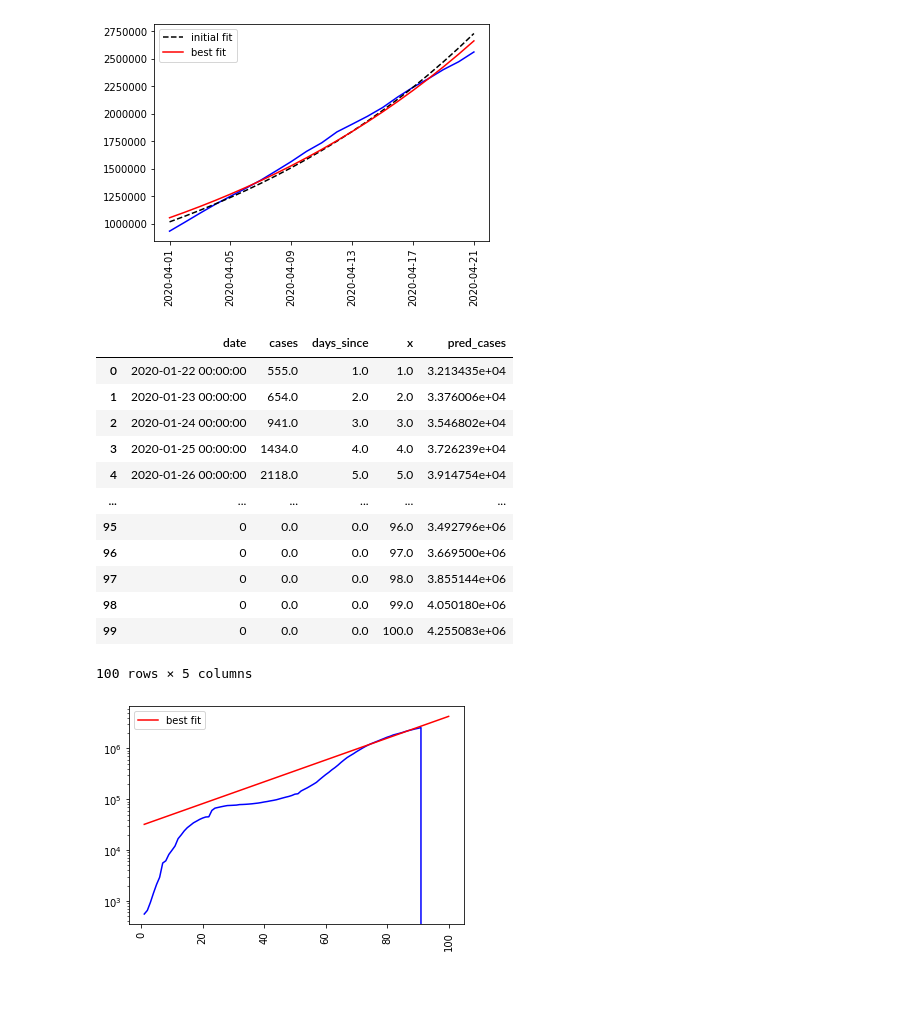
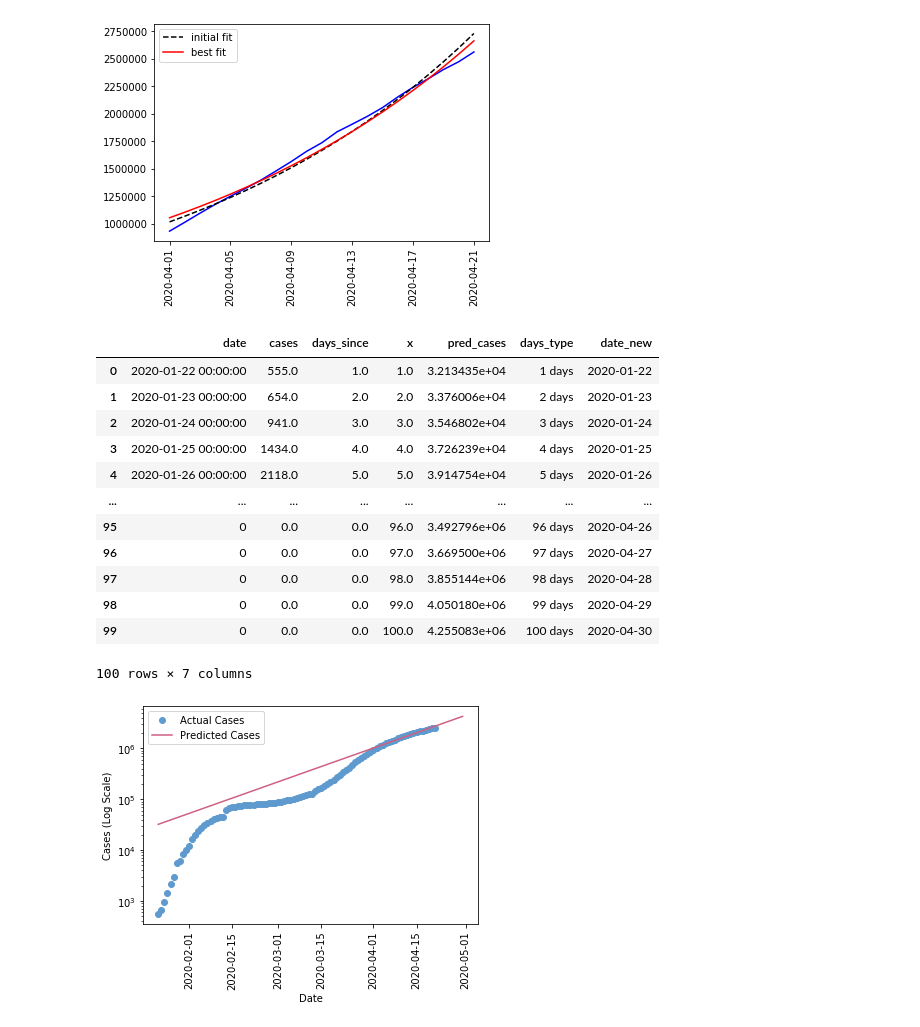
Before and after one commit to mortie23/covid-19-analysis, a Jupyter notebook: python/notebook.ipynb, the cells around one changed output. Drawn from its saved outputs; the diff is of its cells as text; code cells hidden in the pictures; blank space fills up the shorter version.

Commit message:
extra plotting of the extrapolation

```diff
--- a/python/notebook.ipynb
+++ b/python/notebook.ipynb
@@ -210,28 +210,34 @@ tsdata_pred = pd.DataFrame({'x':xwide, 'pred_cases':predicted})
 ## join dataframes
 ## Fill the NaN values with 0
 tsdata_all = pd.concat([tsdata_global, tsdata_pred], axis=1, sort=False).fillna(0)
+
+## Fill out the date
+tsdata_all['days_type'] = pd.to_timedelta(tsdata_all['x'], unit='D')
+tsdata_all['date_new'] = pd.to_datetime('2020-01-21') + tsdata_all['days_type']
 tsdata_all
 # %% [output]
-|  | date | cases | days_since | x | pred_cases |
-| 0 | 2020-01-22 00:00:00 | 555.0 | 1.0 | 1.0 | 3.213435e+04 |
-| 1 | 2020-01-23 00:00:00 | 654.0 | 2.0 | 2.0 | 3.376006e+04 |
-| 2 | 2020-01-24 00:00:00 | 941.0 | 3.0 | 3.0 | 3.546802e+04 |
-| 3 | 2020-01-25 00:00:00 | 1434.0 | 4.0 | 4.0 | 3.726239e+04 |
-| 4 | 2020-01-26 00:00:00 | 2118.0 | 5.0 | 5.0 | 3.914754e+04 |
-| ... | ... | ... | ... | ... | ... |
-| 95 | 0 | 0.0 | 0.0 | 96.0 | 3.492796e+06 |
-| 96 | 0 | 0.0 | 0.0 | 97.0 | 3.669500e+06 |
-| 97 | 0 | 0.0 | 0.0 | 98.0 | 3.855144e+06 |
-| 98 | 0 | 0.0 | 0.0 | 99.0 | 4.050180e+06 |
-| 99 | 0 | 0.0 | 0.0 | 100.0 | 4.255083e+06 |
+|  | date | cases | days_since | x | pred_cases | days_type | date_new |
+| 0 | 2020-01-22 00:00:00 | 555.0 | 1.0 | 1.0 | 3.213435e+04 | 1 days | 2020-01-22 |
+| 1 | 2020-01-23 00:00:00 | 654.0 | 2.0 | 2.0 | 3.376006e+04 | 2 days | 2020-01-23 |
+| 2 | 2020-01-24 00:00:00 | 941.0 | 3.0 | 3.0 | 3.546802e+04 | 3 days | 2020-01-24 |
+| 3 | 2020-01-25 00:00:00 | 1434.0 | 4.0 | 4.0 | 3.726239e+04 | 4 days | 2020-01-25 |
+| 4 | 2020-01-26 00:00:00 | 2118.0 | 5.0 | 5.0 | 3.914754e+04 | 5 days | 2020-01-26 |
+| ... | ... | ... | ... | ... | ... | ... | ... |
+| 95 | 0 | 0.0 | 0.0 | 96.0 | 3.492796e+06 | 96 days | 2020-04-26 |
+| 96 | 0 | 0.0 | 0.0 | 97.0 | 3.669500e+06 | 97 days | 2020-04-27 |
+| 97 | 0 | 0.0 | 0.0 | 98.0 | 3.855144e+06 | 98 days | 2020-04-28 |
+| 98 | 0 | 0.0 | 0.0 | 99.0 | 4.050180e+06 | 99 days | 2020-04-29 |
+| 99 | 0 | 0.0 | 0.0 | 100.0 | 4.255083e+06 | 100 days | 2020-04-30 |
-100 rows × 5 columns
+100 rows × 7 columns
 # %%
 # Plot the results
-plt.plot(tsdata_all['x'], tsdata_all['cases'], 'b')
-plt.plot(tsdata_all['x'], tsdata_all['pred_cases'], 'r-', label='best fit')
+plt.plot(tsdata_all['date_new'], tsdata_all['cases'], 'o', color='#5f9acf', label='Actual Cases')
+plt.plot(tsdata_all['date_new'], tsdata_all['pred_cases'], '-', color='#cf5f81',label='Predicted Cases')
 plt.legend(loc='best')
 plt.xticks(rotation=90)
 plt.yscale('log')
+plt.xlabel('Date')
+plt.ylabel('Cases (Log Scale)')
 plt.show()
 # %% [output]
-[figure, old version]
+[figure, new version]
```
Also changed, not shown: parts of 1 cell of this notebook, 1 other file.
